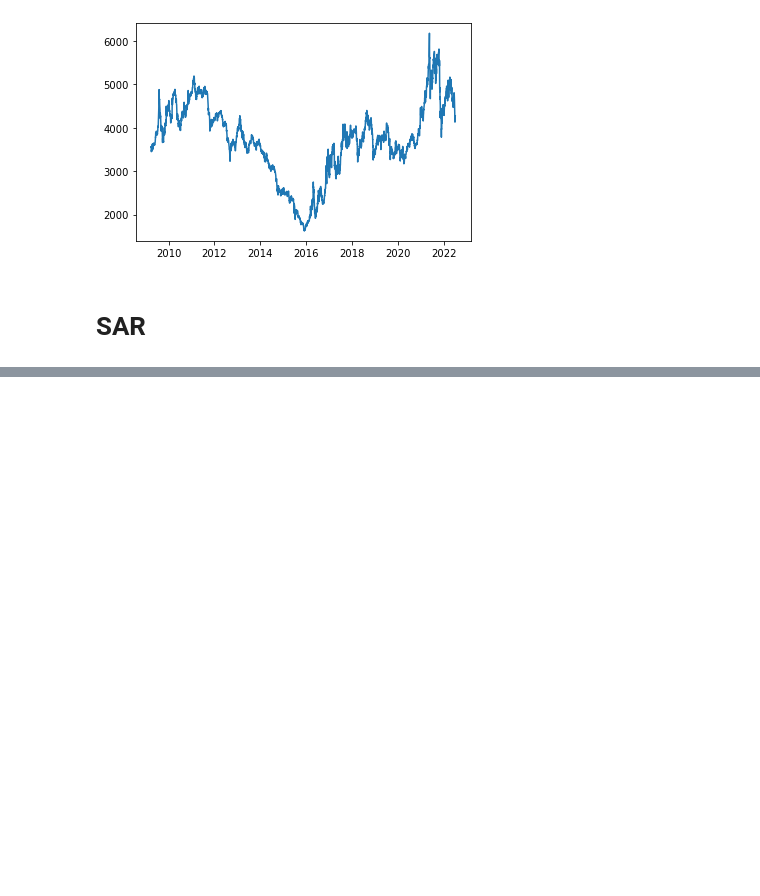
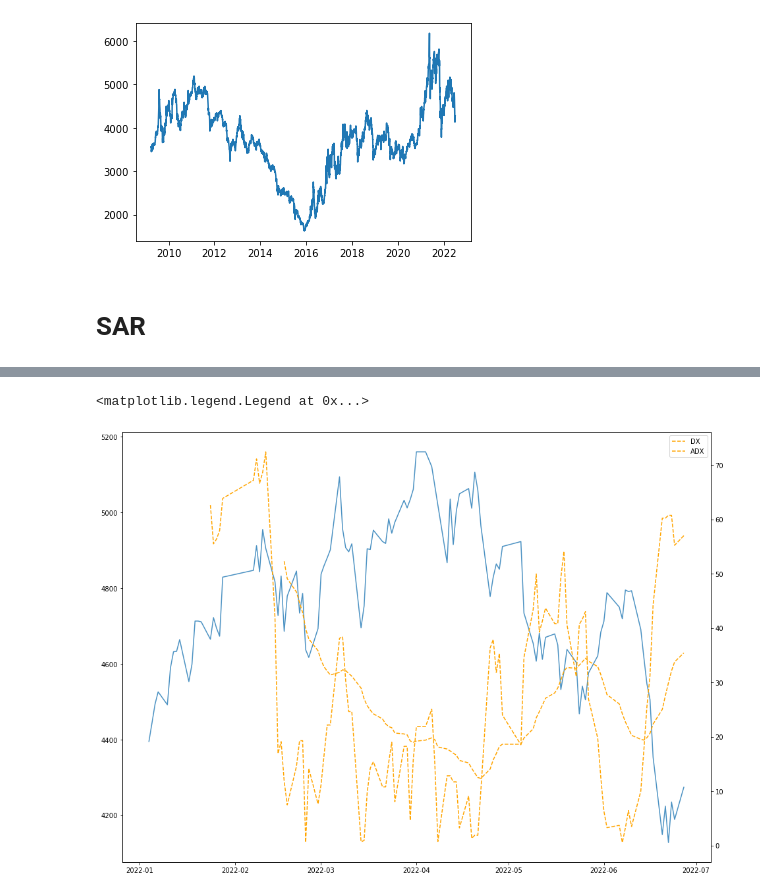
Before and after one commit to MaxwellLZH/quant-tutorial, a Jupyter notebook: src/聚宽代码/dev_indicators.ipynb, the cells around one changed output, grey strips where cells are left out. Drawn from its saved outputs; the diff is of its cells as text; code cells hidden in the pictures; blank space fills up the shorter version.

```diff
--- a/src/聚宽代码/dev_indicators.ipynb
+++ b/src/聚宽代码/dev_indicators.ipynb
@@ -55,0 +97,16 @@ plt.legend()
+# %%
+#  DX(high, low, close, timeperiod=14)
+
+d = df.loc['2022': ]
+
+_, ax = plt.subplots(figsize=(16, 12))
+ax.plot(d['close'], label='close', alpha=0.8)
+
+ax2 = ax.twinx()
+ax2.plot(talib.DX(d['high'], d['low'], d['close'],  timeperiod=14), color='orange', label='DX', linestyle="--")
+ax2.plot(talib.ADX(d['high'], d['low'], d['close'],  timeperiod=14), color='orange', label='ADX', linestyle="--")
+
+ax2.legend()
+# %% [output]
+<matplotlib.legend.Legend at 0x...>
+[figure, added]
```
Also changed, not shown: parts of 6 cells of this notebook.
